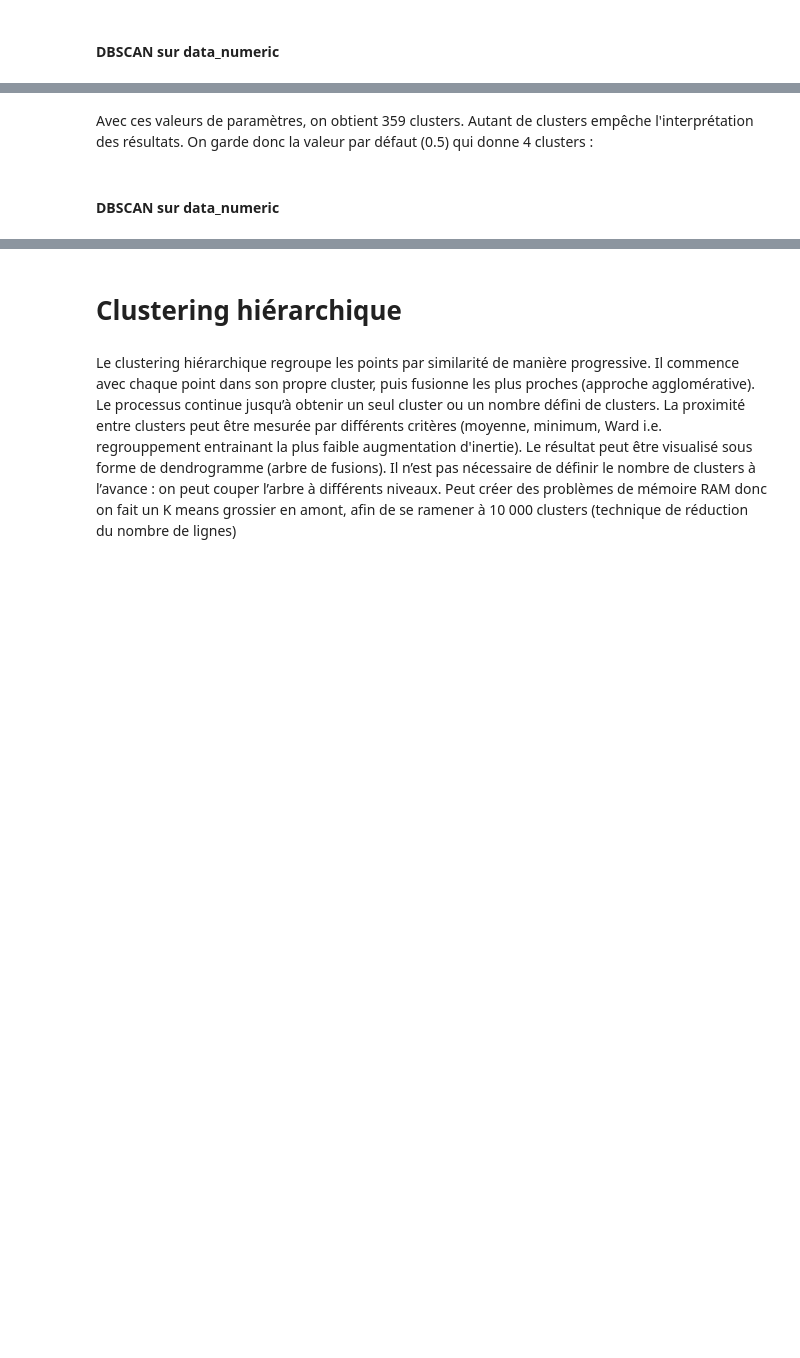
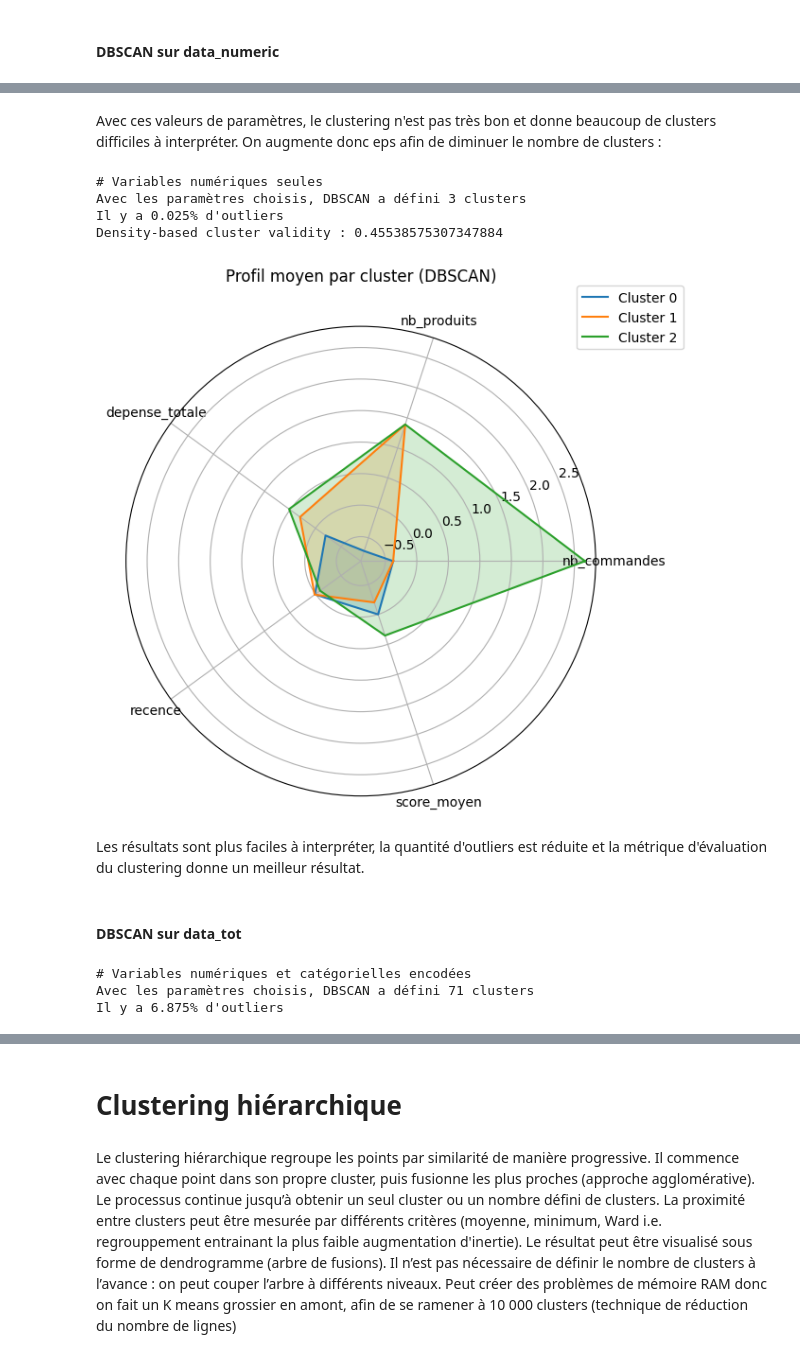
Before and after one commit to Manon-56/OC_P5, a Jupyter notebook: Olist_essais.ipynb, the cells around one changed output, grey strips where cells are left out. Cells and saved outputs as stored; diff of their text form; code cells hidden in the pictures; blank space fills up the shorter version.

```diff
--- a/Olist_essais.ipynb
+++ b/Olist_essais.ipynb
@@ -442,6 +377,20 @@ Il y a 10.489% d'outliers
 # %% [markdown]
-Avec ces valeurs de paramètres, on obtient 359 clusters. Autant de clusters empêche l'interprétation des résultats. On garde donc la valeur par défaut (0.5) qui donne 4 clusters :
+Avec ces valeurs de paramètres, le clustering n'est pas très bon et donne beaucoup de clusters difficiles à interpréter. On augmente donc eps afin de diminuer le nombre de clusters :
 # %%
-prepare_compute_evaluate_dbscan(data = datasets_list[1], data_description = datasets_descriptions[1], eps = 0.5, min_samples = 2*len(datasets_list[1].columns))
+prepare_compute_evaluate_dbscan(data = data_numeric_reduced, data_description = datasets_descriptions[1], eps = 0.8, min_samples = 2*len(data_numeric_reduced.columns), metric = "euclidean")
+# %% [output]
+# Variables numériques seules
+Avec les paramètres choisis, DBSCAN a défini 3 clusters
+Il y a 0.025% d'outliers
+Density-based cluster validity : 0.45538575307347884
+[figure, added]
+# %% [markdown]
+Les résultats sont plus faciles à interpréter, la quantité d'outliers est réduite et la métrique d'évaluation du clustering donne un meilleur résultat.
 # %% [markdown]
-#### DBSCAN sur data_numeric
+#### DBSCAN sur data_tot
+# %%
+prepare_compute_evaluate_dbscan(data = data_tot_reduced, data_description = datasets_descriptions[-1], eps = 2.5, min_samples = 2*len(data_tot_reduced.columns), metric = 'euclidean')
+# %% [output]
+# Variables numériques et catégorielles encodées
+Avec les paramètres choisis, DBSCAN a défini 71 clusters
+Il y a 6.875% d'outliers
```
Also changed, not shown: parts of 36 cells of this notebook, 3 other files.
